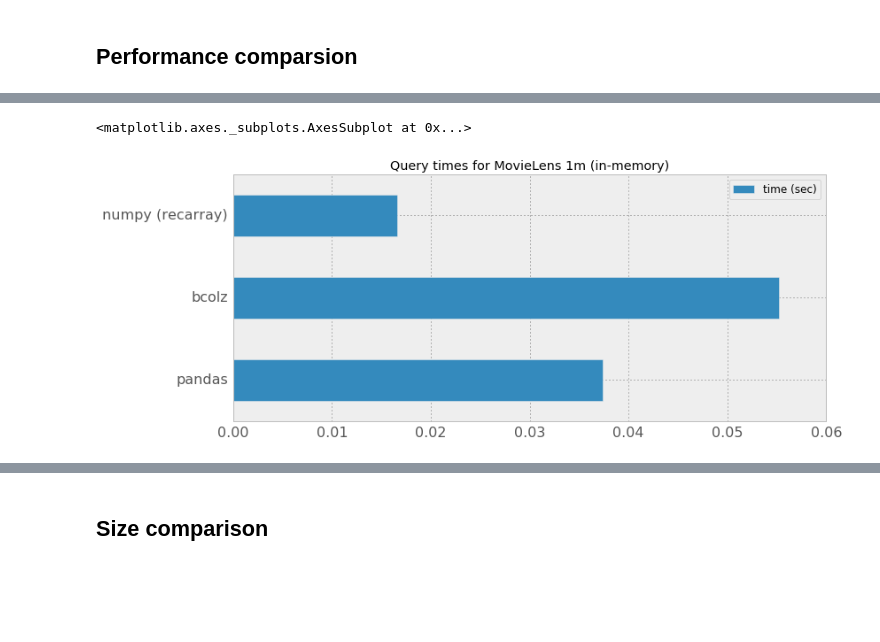
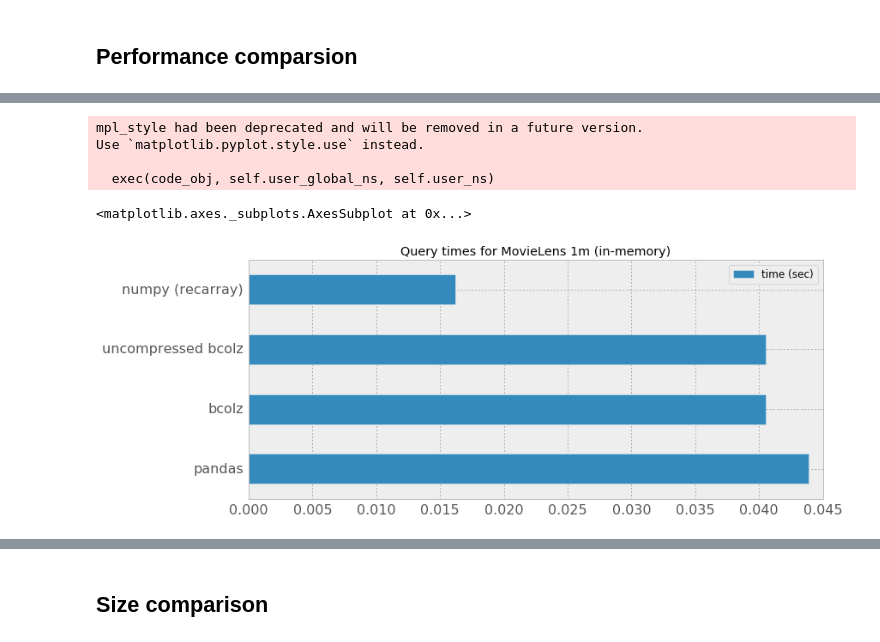
Before and after one commit to FrancescAlted/DataContainersTutorials, a Jupyter notebook: 3-In-Memory-Tables.ipynb, the cells around one changed output, grey strips where cells are left out. Saved outputs shown, nothing was run; the diff lists cells and outputs as text; code cells hidden in the pictures; blank space fills up the shorter version.

Commit message:
Redone some chapters using latest bcolz (1.1.0)

```diff
--- a/3-In-Memory-Tables.ipynb
+++ b/3-In-Memory-Tables.ipynb
@@ -123,9 +123,9 @@ In [11] used 0.008 MiB RAM in 0.001s, peaked 0.000 MiB above current, total RAM
 # %%
 import bcolz
 bcolz.print_versions()
-bcolz.defaults.cparams['cname'] = 'lz4hc'
-bcolz.defaults.cparams['clevel'] = 6
+bcolz.defaults.cparams['cname'] = 'lz4'
+bcolz.defaults.cparams['clevel'] = 9
 bcolz.defaults.cparams['shuffle'] = bcolz.BITSHUFFLE  # try with NOSHUFFLE and BITSHUFFLE as well
-bcolz.set_nthreads(4)
+bcolz.set_nthreads(1)
 # %% [output]
 -=-=-=-=-=-=-=-=-=-=-=-=-=-=-=-=-=-=-=-=-=-=-=-=-=-=-=-=-=-=-=-=-=-=-=-=-=-=
@@ -279,9 +337,13 @@ In [30] used 7.480 MiB RAM in 0.190s, peaked 0.000 MiB above current, total RAM
 # %%
 # Query times
-labels = ["pandas", "bcolz", "numpy (recarray)"]
-df = pd.DataFrame({'time (sec)': [qtime_pandas, qtime_bcolz, qtime_numpy]}, index=labels)
+labels = ["pandas", "bcolz", "uncompressed bcolz", "numpy (recarray)"]
+df = pd.DataFrame({'time (sec)': [qtime_pandas, qtime_bcolz, qtime_bcolz, qtime_numpy]}, index=labels)
 pd.options.display.mpl_style = 'default'
 df.plot(kind='barh', figsize=(12,5), fontsize=16, title="Query times for MovieLens 1m (in-memory)")
 # %% [output]
-<matplotlib.axes._subplots.AxesSubplot at 0x...>
+mpl_style had been deprecated and will be removed in a future version.
+Use `matplotlib.pyplot.style.use` instead.
+
+  exec(code_obj, self.user_global_ns, self.user_ns)
+<matplotlib.axes._subplots.AxesSubplot at 0x...>
-[figure, old version]
+[figure, new version]
```
Also changed, not shown: parts of 43 cells of this notebook, 2 other files.
